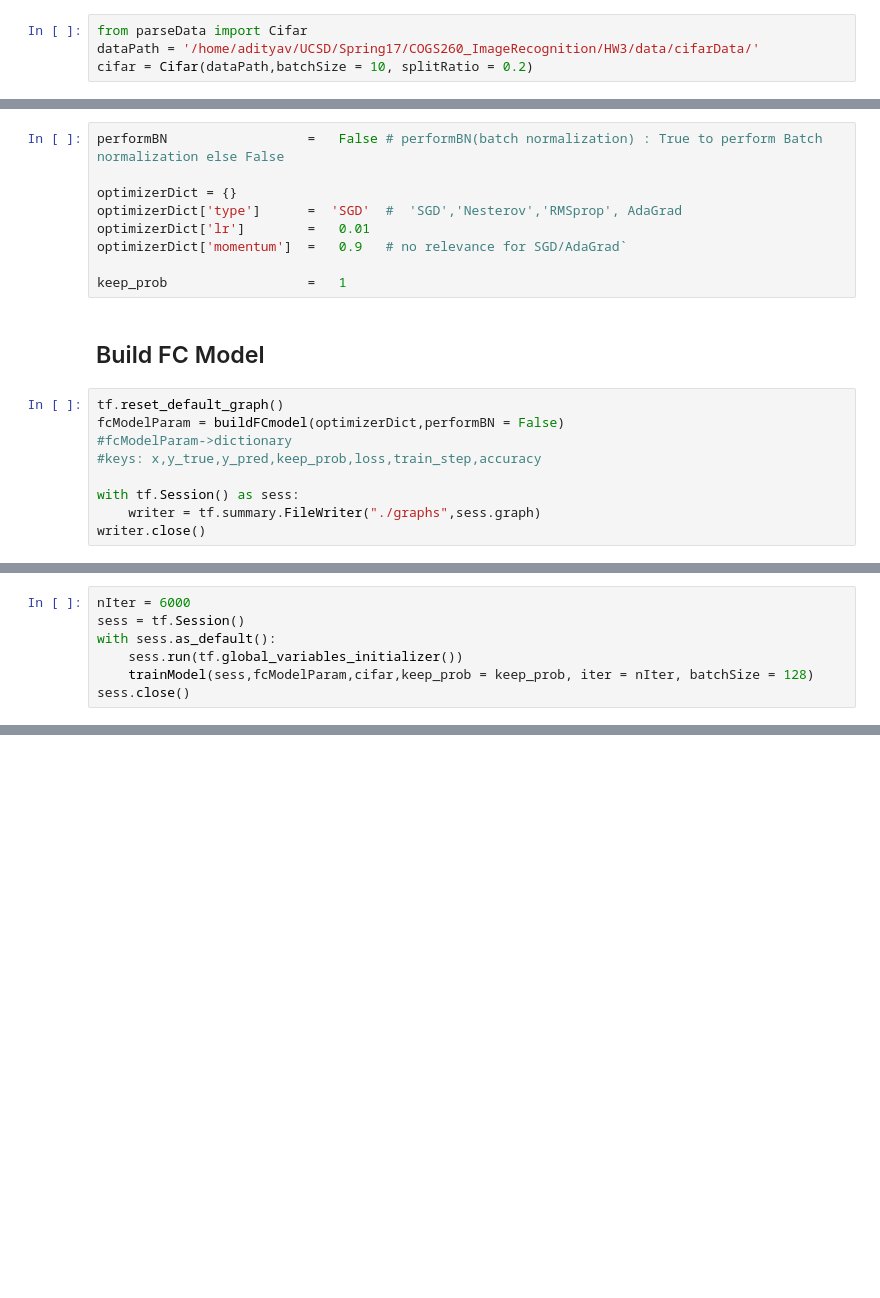
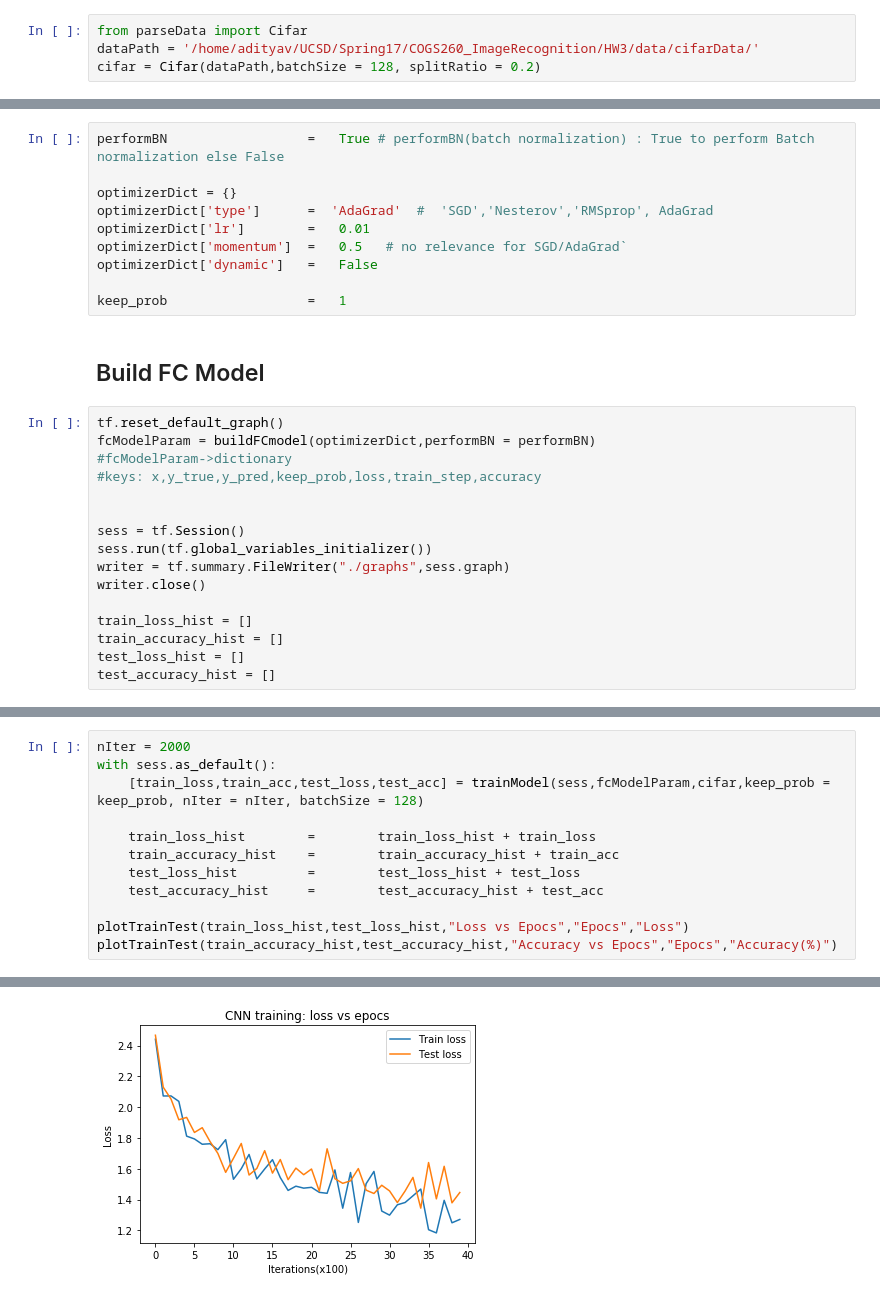
Before and after one commit to Adityav2410/UCSD-COGS-260-Image-Recognition, a Jupyter notebook: HW3/src/Part3_CNN.ipynb, the cells around one changed output, grey strips where cells are left out. Drawn from its saved outputs; the diff is of its cells as text; blank space fills up the shorter version.

```diff
--- a/HW3/src/Part3_CNN.ipynb
+++ b/HW3/src/Part3_CNN.ipynb
@@ -18,30 +20,38 @@ from cifar_model import buildFCmodel,trainModel
 # %%
 from parseData import Cifar
 dataPath = '/home/adityav/UCSD/Spring17/COGS260_ImageRecognition/HW3/data/cifarData/'
-cifar = Cifar(dataPath,batchSize = 10, splitRatio = 0.2)
+cifar = Cifar(dataPath,batchSize = 128, splitRatio = 0.2)
 # %% [output]
 ('Number of train examples: ', 40000)
 ('Number of test examples: ', 10000)
 # %% [markdown]
 ## Config
 # %%
-performBN                  =   False # performBN(batch normalization) : True to perform Batch normalization else False
+performBN                  =   True # performBN(batch normalization) : True to perform Batch normalization else False
 
 optimizerDict = {}
-optimizerDict['type']      =  'SGD'  #  'SGD','Nesterov','RMSprop', AdaGrad
+optimizerDict['type']      =  'AdaGrad'  #  'SGD','Nesterov','RMSprop', AdaGrad
 optimizerDict['lr']        =   0.01
-optimizerDict['momentum']  =   0.9   # no relevance for SGD/AdaGrad`
+optimizerDict['momentum']  =   0.5   # no relevance for SGD/AdaGrad`
+optimizerDict['dynamic']   =   False
 
 keep_prob                  =   1
 # %% [markdown]
 ## Build FC Model
 # %%
 tf.reset_default_graph()
-fcModelParam = buildFCmodel(optimizerDict,performBN = False)
+fcModelParam = buildFCmodel(optimizerDict,performBN = performBN)
 #fcModelParam->dictionary
 #keys: x,y_true,y_pred,keep_prob,loss,train_step,accuracy
 
-with tf.Session() as sess:
-    writer = tf.summary.FileWriter("./graphs",sess.graph)
+
+sess = tf.Session()
+sess.run(tf.global_variables_initializer())
+writer = tf.summary.FileWriter("./graphs",sess.graph)
 writer.close()
+
+train_loss_hist = []
+train_accuracy_hist = []
+test_loss_hist = []
+test_accuracy_hist = []
 # %% [output]
@@ -53,7 +59,0 @@ Time to build the network 0.31s
-# %%
-nIter = 6000
-sess = tf.Session()
-with sess.as_default():
-    sess.run(tf.global_variables_initializer())
-    trainModel(sess,fcModelParam,cifar,keep_prob = keep_prob, iter = nIter, batchSize = 128)
-sess.close()
@@ -69,0 +60,13 @@ KeyboardInterrupt:
+# %%
+nIter = 2000
+with sess.as_default():
+    [train_loss,train_acc,test_loss,test_acc] = trainModel(sess,fcModelParam,cifar,keep_prob = keep_prob, nIter = nIter, batchSize = 128)
+
+    train_loss_hist        =        train_loss_hist + train_loss
+    train_accuracy_hist    =        train_accuracy_hist + train_acc
+    test_loss_hist         =        test_loss_hist + test_loss
+    test_accuracy_hist     =        test_accuracy_hist + test_acc
+
+plotTrainTest(train_loss_hist,test_loss_hist,"Loss vs Epocs","Epocs","Loss")
+plotTrainTest(train_accuracy_hist,test_accuracy_hist,"Accuracy vs Epocs","Epocs","Accuracy(%)")
+# %% [output]
@@ -69,0 +90 @@ KeyboardInterrupt:
+[figure, added]
```
Also changed, not shown: parts of 6 cells of this notebook, 22 other files.
